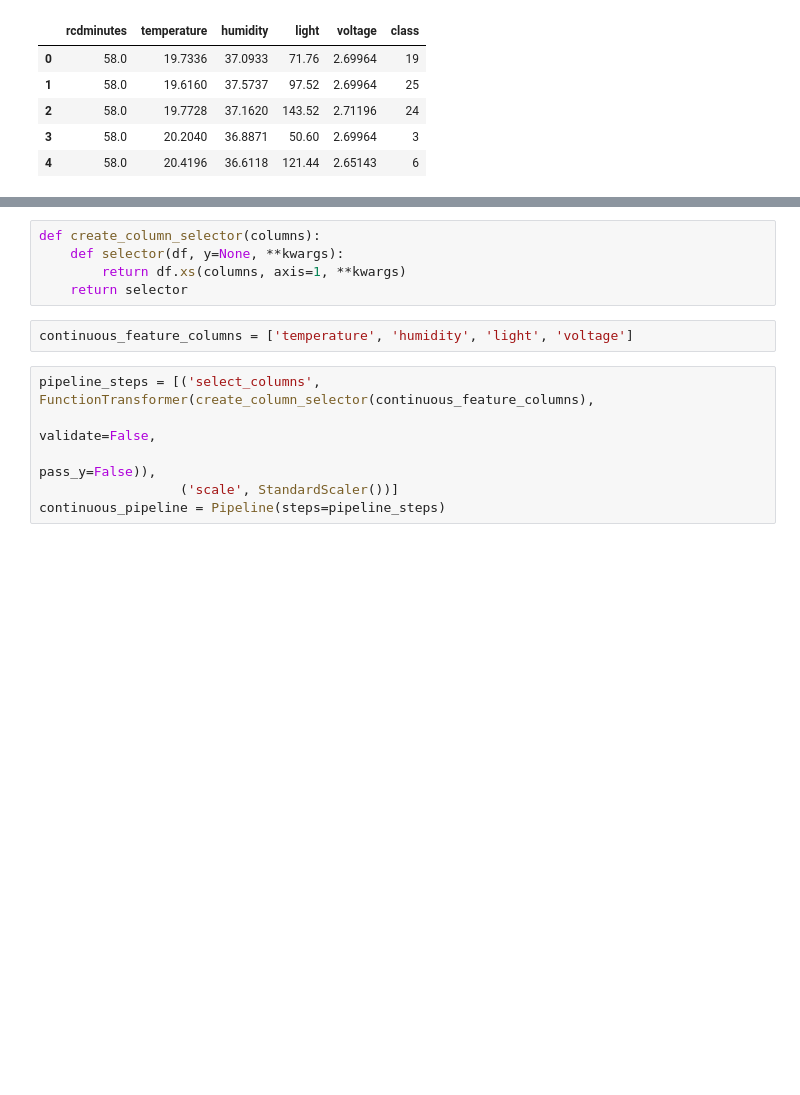
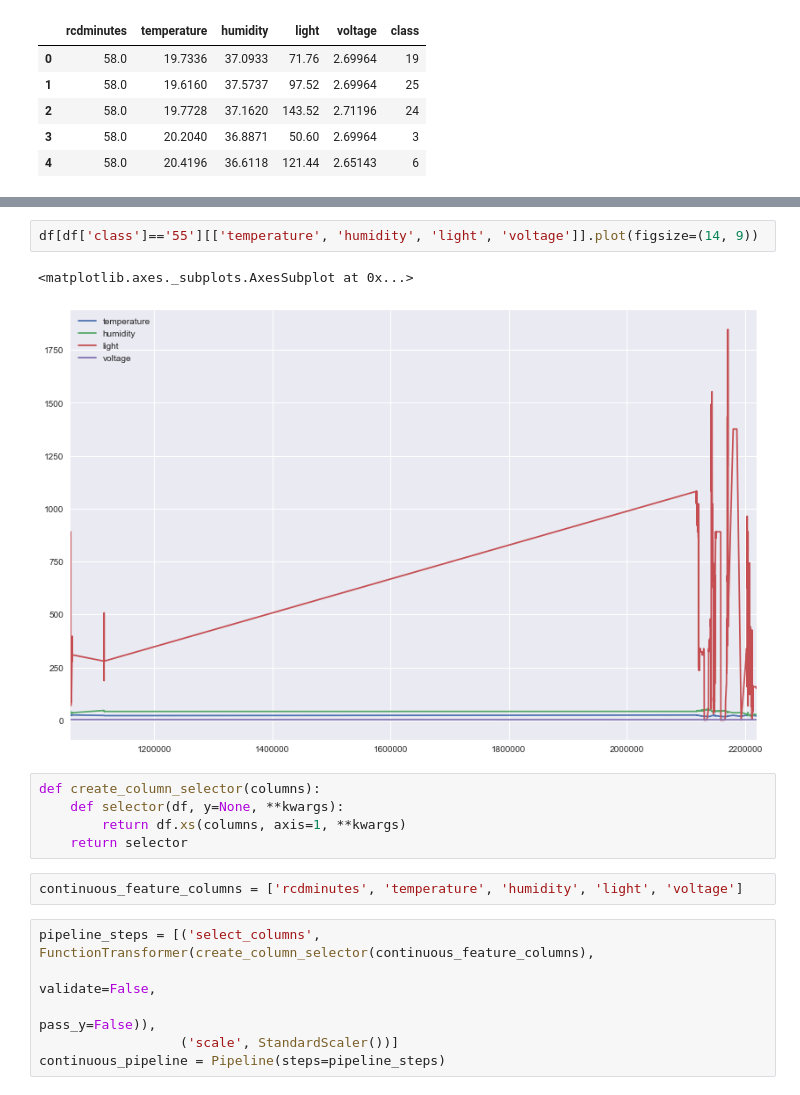
Before and after one commit to Azure/fast_retraining, a Jupyter notebook: experiments/xgboost_model.ipynb, the cells around one changed output, grey strips where cells are left out. Saved outputs shown, nothing was run; the diff lists cells and outputs as text; blank space fills up the shorter version.

```diff
--- a/experiments/xgboost_model.ipynb
+++ b/experiments/xgboost_model.ipynb
@@ -38,10 +68,15 @@ df.head()
+# %%
+df[df['class']=='55'][['temperature', 'humidity', 'light', 'voltage']].plot(figsize=(14, 9))
+# %% [output]
+<matplotlib.axes._subplots.AxesSubplot at 0x...>
+[figure, added]
 # %%
 def create_column_selector(columns):
     def selector(df, y=None, **kwargs):
         return df.xs(columns, axis=1, **kwargs)
     return selector
 # %%
-continuous_feature_columns = ['temperature', 'humidity', 'light', 'voltage']
+continuous_feature_columns = ['rcdminutes', 'temperature', 'humidity', 'light', 'voltage']
 # %%
 pipeline_steps = [('select_columns', FunctionTransformer(create_column_selector(continuous_feature_columns),
                                                                                 validate=False,
```
Also changed, not shown: parts of 21 cells of this notebook, 1 other file.
